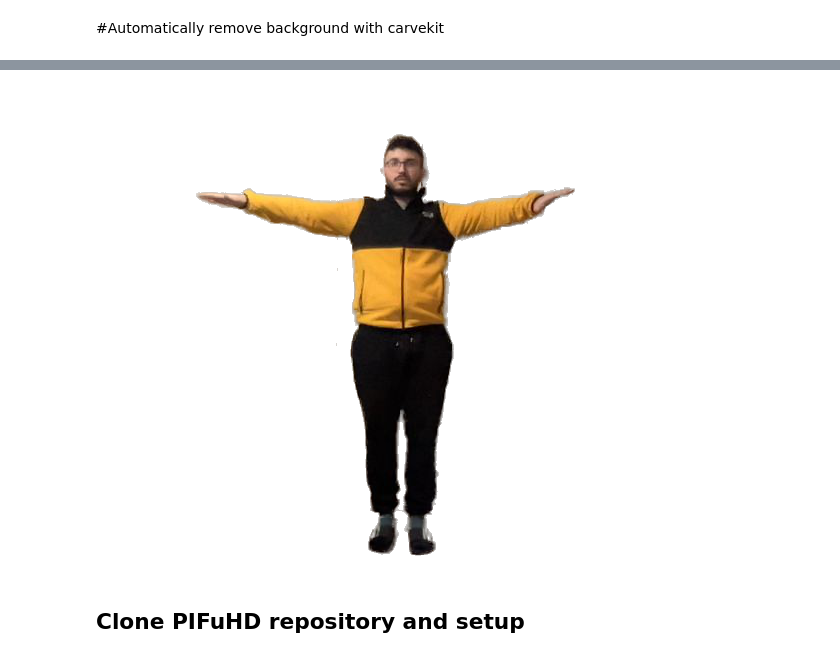
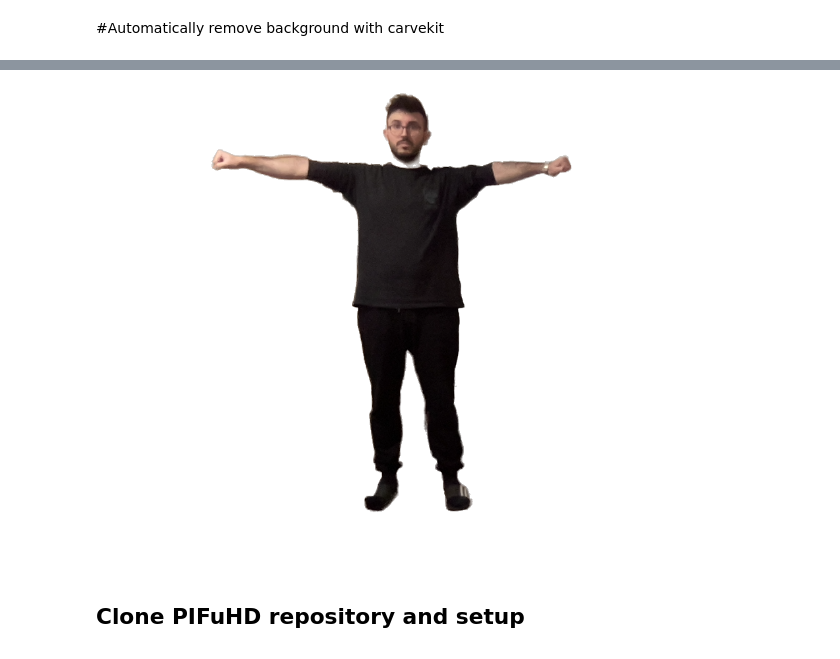
Before and after one commit to bonjon/Ro.Bo., a Jupyter notebook: CV_prj.ipynb, the cells around one changed output, grey strips where cells are left out. Drawn from its saved outputs; the diff is of its cells as text; code cells hidden in the pictures.

```diff
--- a/CV_prj.ipynb
+++ b/CV_prj.ipynb
@@ -215,46 +215,38 @@ download_all();
 
 
 import torch
 import PIL
 from IPython import display
 from google.colab import files
 from carvekit.web.schemas.config import MLConfig
 from carvekit.web.utils.init_utils import init_interface
 
-SHOW_FULLSIZE = False #@param {type:"boolean"}
 PREPROCESSING_METHOD = "stub" #@param ["stub", "none"]
 SEGMENTATION_NETWORK = "tracer_b7" #@param ["u2net", "deeplabv3", "basnet", "tracer_b7"]
 POSTPROCESSING_METHOD = "fba" #@param ["fba", "none"]
 SEGMENTATION_MASK_SIZE = 640 #@param ["640", "320"] {type:"raw", allow-input: true}
 TRIMAP_DILATION = 30 #@param {type:"integer"}
 TRIMAP_EROSION = 5 #@param {type:"integer"}
 DEVICE = 'cuda' if torch.cuda.is_available() else 'cpu'
 
 
 config = MLConfig(segmentation_network=SEGMENTATION_NETWORK,
                   preprocessing_method=PREPROCESSING_METHOD,
                   postprocessing_method=POSTPROCESSING_METHOD,
                   seg_mask_size=SEGMENTATION_MASK_SIZE,
                   trimap_dilation=TRIMAP_DILATION,
                   trimap_erosion=TRIMAP_EROSION,
                   device=DEVICE)
 
 
 interface = init_interface(config)
-
-
-
-
-uploaded = files.upload().keys()
+uploaded = PIL.Image.open("photo.png")
 display.clear_output()
-images = interface(uploaded)
-for im in enumerate(images):
-  if not SHOW_FULLSIZE:
-    im[1].thumbnail((768, 768), resample=3)
-  im[1].save("/content/result.png")
-  display.display(im[1])
+image = interface([uploaded])[0]
+image.save("/content/result.png")
+display.display(image)
 # %% [output]
-[figure, old version]
+[figure, new version]
 # %% [markdown]
 ## Clone PIFuHD repository and setup
 # %%
```
Also changed, not shown: parts of 16 cells of this notebook.
